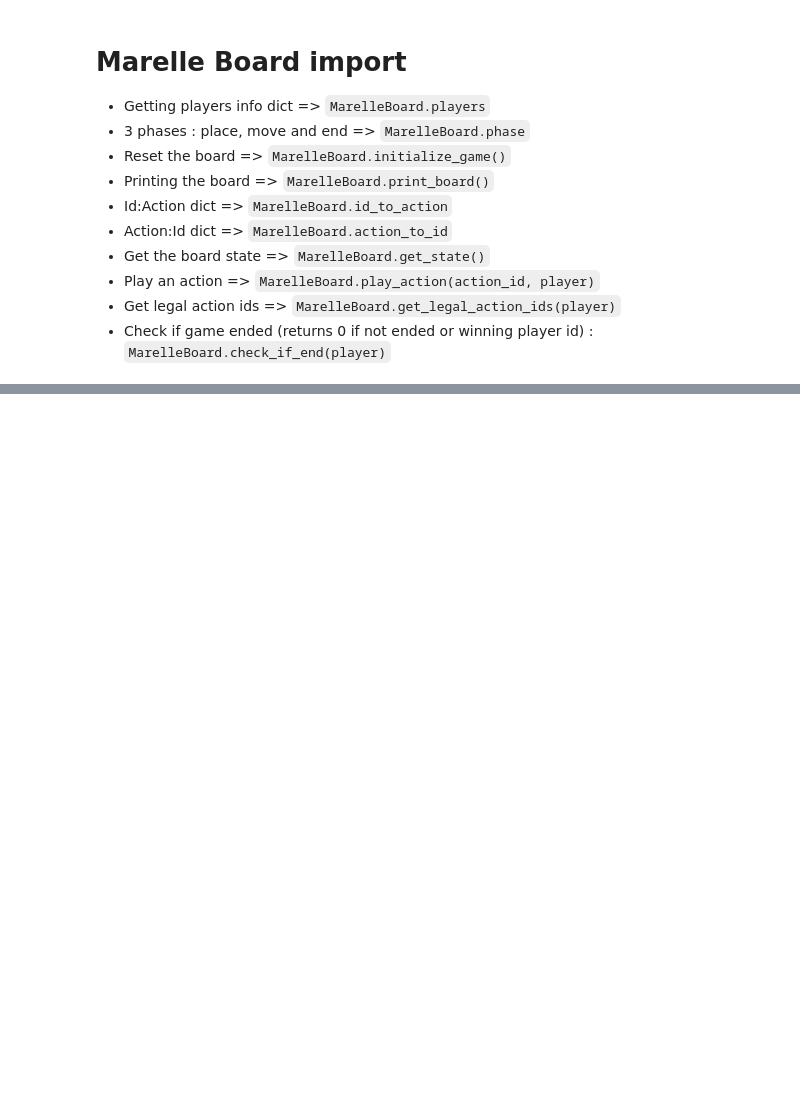
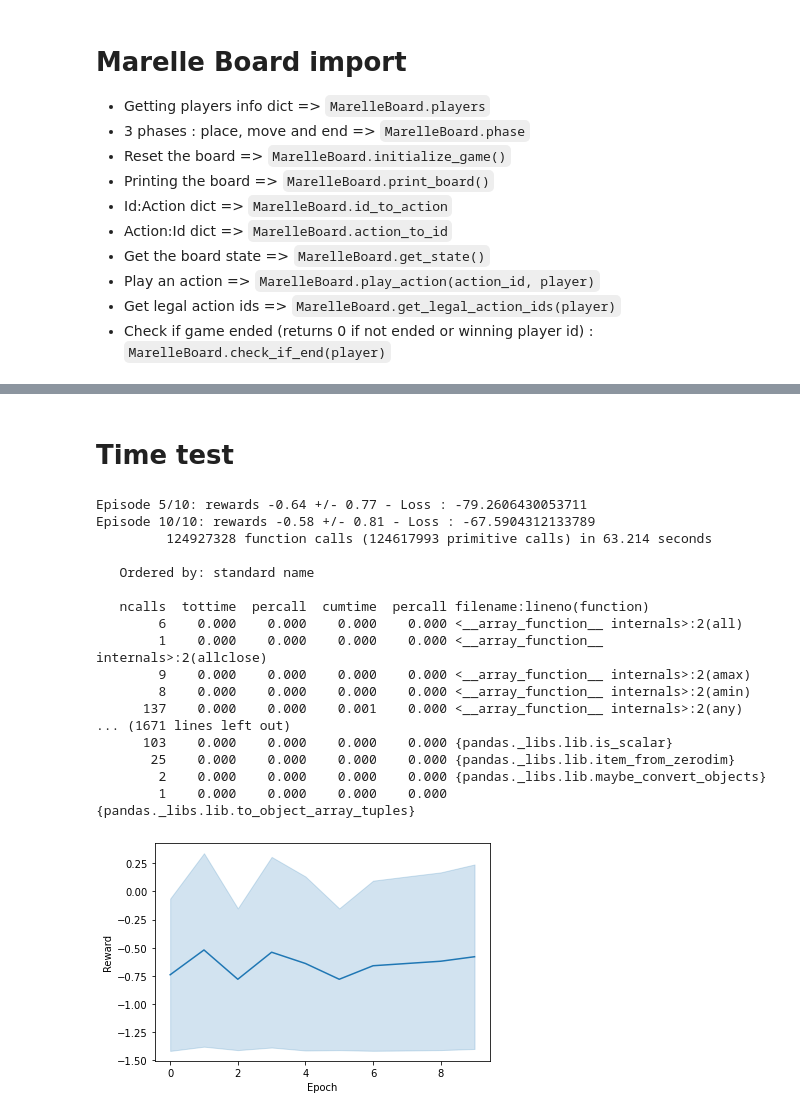
Before and after one commit to clement2323/MaRL, a Jupyter notebook: maRL_environment.ipynb, the cells around one changed output, grey strips where cells are left out. Cells and saved outputs as stored; diff of their text form; code cells hidden in the pictures; blank space fills up the shorter version.

```diff
--- a/maRL_environment.ipynb
+++ b/maRL_environment.ipynb
@@ -38,7 +44,8 @@ def train_agent(
     n_trajectories,
     trained_agent,
     opponent_agent,
-    log_training=False):
+    log_training=False,
+    save_model_freq=50):
 
     if log_training:
         wandb.init(project="marl")
@@ -59,7 +66,7 @@ def train_agent(
         if trained_agent.model != None :
             wandb.watch(trained_agent.model)
 
-    trained_agent.train(n_trajectories, n_epochs, opponent_agent, log_training)
+    trained_agent.train(n_trajectories, n_epochs, opponent_agent, log_training, save_model_freq)
 # %%
 importlib.reload(marl_env)
 importlib.reload(marl_agents)
@@ -205,2 +125,0 @@ def boucles(n_partie,n_tour):
-# %%
-cProfile.run("boucles(100,130)")
@@ -224,0 +162,40 @@ cProfile.run("boucles(100,130)")
+# %% [markdown]
+# Time test
+# %%
+import cProfile
+env = MarelleGymEnv()
+
+einstein_model = FCModel(len(env.board.get_state()), len(env.board.id_to_action))
+
+einstein=Reinforce(env, 1, einstein_model, lr=0.001, incentivize_captures=False, punish_opponent_captures=False)
+
+piccolo=BetterRandomAgent(env, -1)
+
+
+cProfile.run("""train_agent(
+    env=env,
+    n_epochs=10,
+    n_trajectories=100,
+    trained_agent=einstein,
+    opponent_agent=piccolo,
+    log_training=False
+)""")
+# %% [output]
+Episode 5/10: rewards -0.64 +/- 0.77 - Loss : -79.2606430053711
+Episode 10/10: rewards -0.58 +/- 0.81 - Loss : -67.5904312133789
+         124927328 function calls (124617993 primitive calls) in 63.214 seconds
+
+   Ordered by: standard name
+
+   ncalls  tottime  percall  cumtime  percall filename:lineno(function)
+        6    0.000    0.000    0.000    0.000 <__array_function__ internals>:2(all)
+        1    0.000    0.000    0.000    0.000 <__array_function__ internals>:2(allclose)
+        9    0.000    0.000    0.000    0.000 <__array_function__ internals>:2(amax)
+        8    0.000    0.000    0.000    0.000 <__array_function__ internals>:2(amin)
+      137    0.000    0.000    0.001    0.000 <__array_function__ internals>:2(any)
+... (1671 lines left out)
+      103    0.000    0.000    0.000    0.000 {pandas._libs.lib.is_scalar}
+       25    0.000    0.000    0.000    0.000 {pandas._libs.lib.item_from_zerodim}
+        2    0.000    0.000    0.000    0.000 {pandas._libs.lib.maybe_convert_objects}
+        1    0.000    0.000    0.000    0.000 {pandas._libs.lib.to_object_array_tuples}
+[figure, added]
```
Also changed, not shown: parts of 11 cells of this notebook, 4 other files.
